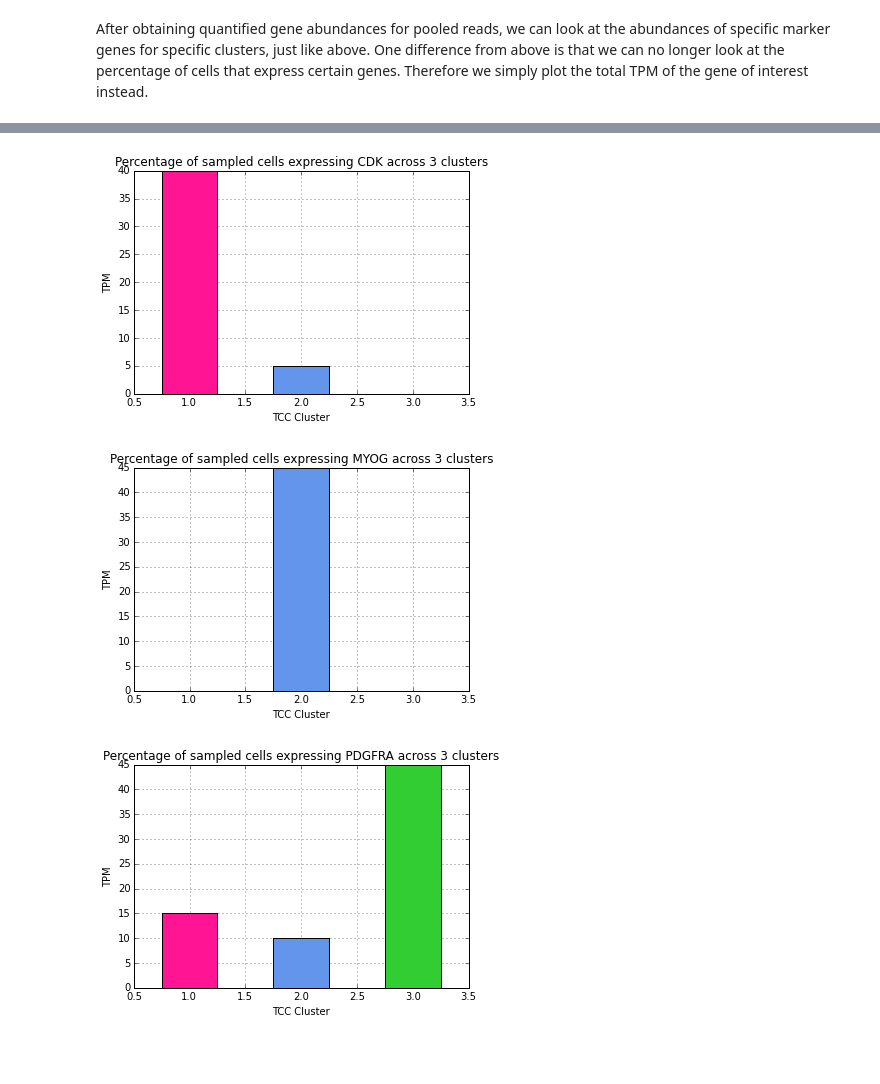
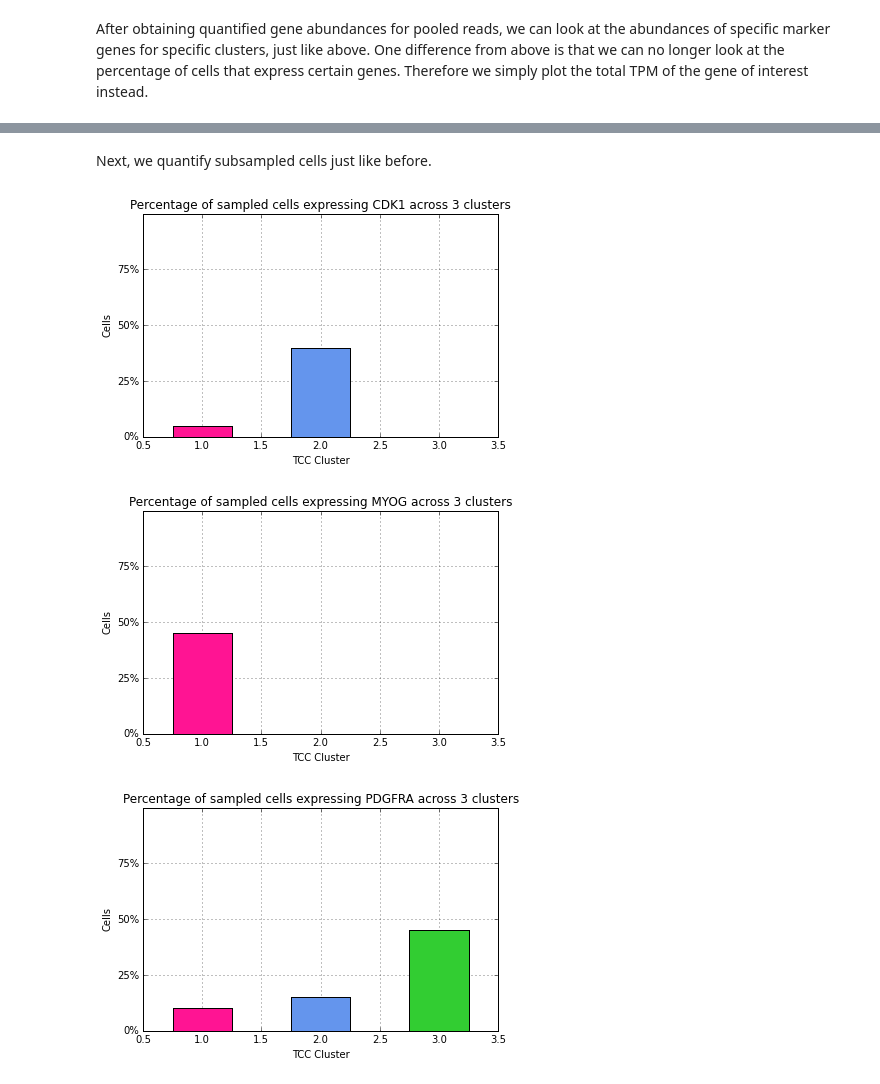
Before and after one commit to govinda-kamath/clustering_on_transcript_compatibility_counts, a Jupyter notebook: Trapnell_pipeline/Trapnell_Analysis.ipynb, the cells around one changed output, grey strips where cells are left out. Drawn from its saved outputs; the diff is of its cells as text; code cells hidden in the pictures; blank space fills up the shorter version.

Commit message:
Polished section on kallisto quant with subsampled cells

```diff
--- a/Trapnell_pipeline/Trapnell_Analysis.ipynb
+++ b/Trapnell_pipeline/Trapnell_Analysis.ipynb
@@ -602,29 +525,49 @@ for drname in cluster2_files:
-# %%
-CDK_percents = [np.count_nonzero(CDK_c1>5)*5, np.count_nonzero(CDK_c0>5)*5, np.count_nonzero(CDK_c2>5)*5]
-MYOG_percents = [np.count_nonzero(MYOG_c1>5)*5, np.count_nonzero(MYOG_c0>5)*5, np.count_nonzero(MYOG_c2>5)*5]
-PDGFRA_percents = [np.count_nonzero(PDGFRA_c1>5)*5, np.count_nonzero(PDGFRA_c0>5)*5, np.count_nonzero(PDGFRA_c2>5)*5]
-
-plt.bar(range(1,4),CDK_percents,width=0.5,zorder=3,color=['deeppink','cornflowerblue','limegreen'],align='center')
-plt.xlabel('TCC Cluster')
-plt.ylabel('TPM')
-plt.title('Percentage of sampled cells expressing CDK across 3 clusters')
-plt.grid()
-plt.show()
-
-plt.bar(range(1,4),MYOG_percents,width=0.5,zorder=3,color=['deeppink','cornflowerblue','limegreen'],align='center')
-plt.xlabel('TCC Cluster')
-plt.ylabel('TPM')
-plt.title('Percentage of sampled cells expressing MYOG across 3 clusters')
-plt.grid()
-plt.show()
-
-plt.bar(range(1,4),PDGFRA_percents,width=0.5,zorder=3,color=['deeppink','cornflowerblue','limegreen'],align='center')
-plt.xlabel('TCC Cluster')
-plt.ylabel('TPM')
-plt.title('Percentage of sampled cells expressing PDGFRA across 3 clusters')
-plt.grid()
-plt.show()
-# %% [output]
-[figure, removed]
-[figure, removed]
-[figure, removed]
+# %% [markdown]
+Next, we quantify subsampled cells just like before.
+# %%
+gNames = ['CDK1','MYOG','PDGFRA']
+gAbun = [[np.zeros((nsamps,1)) for i in range(nclust)] for j in range(len(gNames))]
+
+# Load transcripts from file
+gTrans = []
+for i in range(len(gNames)):
+    gTrans.append(np.loadtxt('./Trapnells_data/'+gNames[i]+'_transcripts.txt',dtype=str))
+
+# Get TPMs for each cluster
+for i in range(nclust):
+    lfile='./labels'+str(nclust)+'_cluster'+str(i)+'/'
+    index = 0
+    for drname in os.listdir(lfile):
+        with open(lfile+'/'+drname+'/abundance.tsv') as f:
+            for line in f:
+                line = line.split()
+                for j in range(len(gTrans)):
+                    if line[0] in gTrans[j]:
+                        gAbun[j][i][index]+=float(line[4])
+        index += 1
+
+# Generate plots
+for j in range(len(gNames)):
+    percents = [np.count_nonzero(gAbun[j][i]>5)*5 for i in range(nclust)]
+
+    fig = plt.figure(figsize=(14,4))
+    gs = gridspec.GridSpec(1, 2)
+
+    # Bar plot of TPM of gene in each cluster
+    ax1 = fig.add_subplot(gs[0])
+    ax1.bar(range(1,4),percents,width=0.5,zorder=3,
+            color=['deeppink','cornflowerblue','limegreen'],align='center')
+    ax1.set_xlabel('TCC Cluster')
+    ax1.set_ylabel('Cells')
+    ax1.set_yticks([0,25,50,75,100])
+    ax1.set_yticklabels([i for i in ['0%','25%','50%','75%',]])
+    ax1.set_ylim(0,100)
+    ax1.set_title('Percentage of sampled cells expressing '+gNames[j]+' across 3 clusters')
+    ax1.grid()
+
+    save_name='subsamp_'+gNames[j]
+    if save_name is not None: plt.savefig('/data/SS_RNA_seq/Figures/'+save_name+'2.eps', format='eps', dpi=900)
+# %% [output]
+[figure, added]
+[figure, added]
+[figure, added]
```
Also changed, not shown: parts of 11 cells of this notebook.
